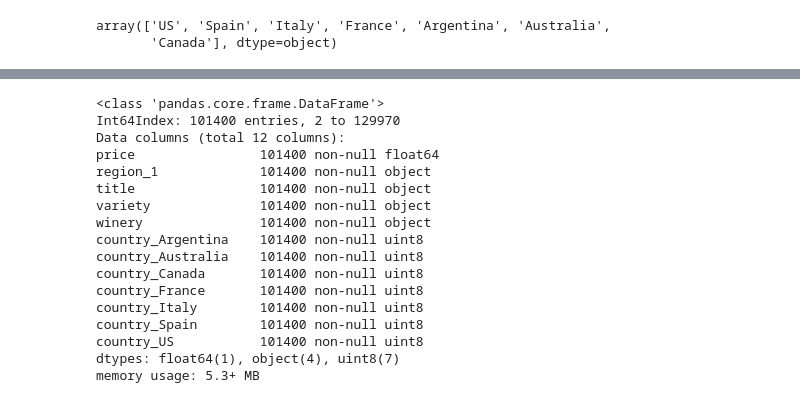
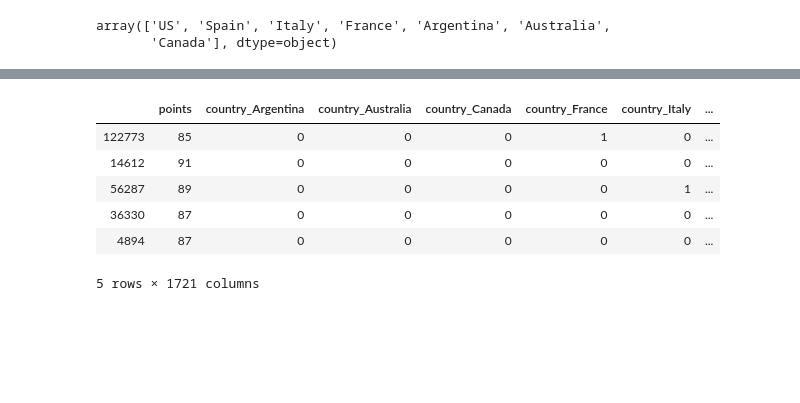
Before and after one commit to Dan-Bruen/WIne-Predictions, a Jupyter notebook: wine-ML-FC.ipynb, the cells around one changed output, grey strips where cells are left out. Drawn from its saved outputs; the diff is of its cells as text; code cells hidden in the pictures; blank space fills up the shorter version.

```diff
--- a/wine-ML-FC.ipynb
+++ b/wine-ML-FC.ipynb
@@ -229,28 +296,18 @@ data_binary_encoded.head()
-# %%
-data_binary_encoded.info()
-# %% [output]
-<class 'pandas.core.frame.DataFrame'>
-Int64Index: 101400 entries, 2 to 129970
-Data columns (total 12 columns):
-price                101400 non-null float64
-region_1             101400 non-null object
-title                101400 non-null object
-variety              101400 non-null object
-winery               101400 non-null object
-country_Argentina    101400 non-null uint8
-country_Australia    101400 non-null uint8
-country_Canada       101400 non-null uint8
-country_France       101400 non-null uint8
-country_Italy        101400 non-null uint8
-country_Spain        101400 non-null uint8
-country_US           101400 non-null uint8
-dtypes: float64(1), object(4), uint8(7)
-memory usage: 5.3+ MB
 # %%
-X = pd.get_dummies(X)
+# Split the data
+
+from sklearn.model_selection import train_test_split
 
 X_train, X_test, y_train, y_test = train_test_split(X, y, random_state=42)
 
 X_train.head()
+# %% [output]
+|  | points | country_Argentina | country_Australia | country_Canada | country_France | country_Italy | ... |
+| 122773 | 85 | 0 | 0 | 0 | 1 | 0 | ... |
+| 14612 | 91 | 0 | 0 | 0 | 0 | 0 | ... |
+| 56287 | 89 | 0 | 0 | 0 | 0 | 1 | ... |
+| 36330 | 87 | 0 | 0 | 0 | 0 | 0 | ... |
+| 4894 | 87 | 0 | 0 | 0 | 0 | 0 | ... |
+5 rows × 1721 columns
 # %%
 # Scaling
```
Also changed, not shown: parts of 20 cells of this notebook.
